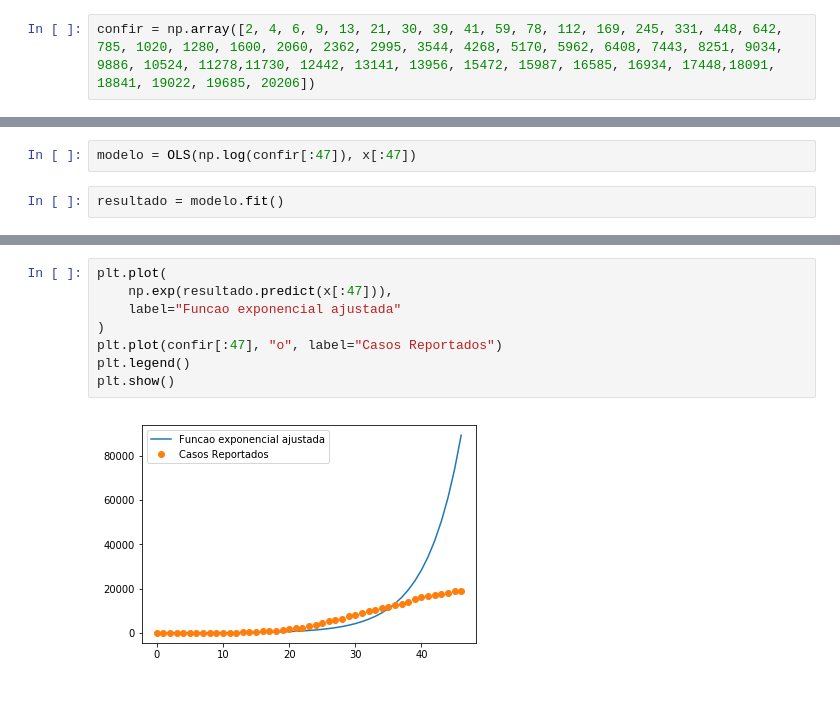
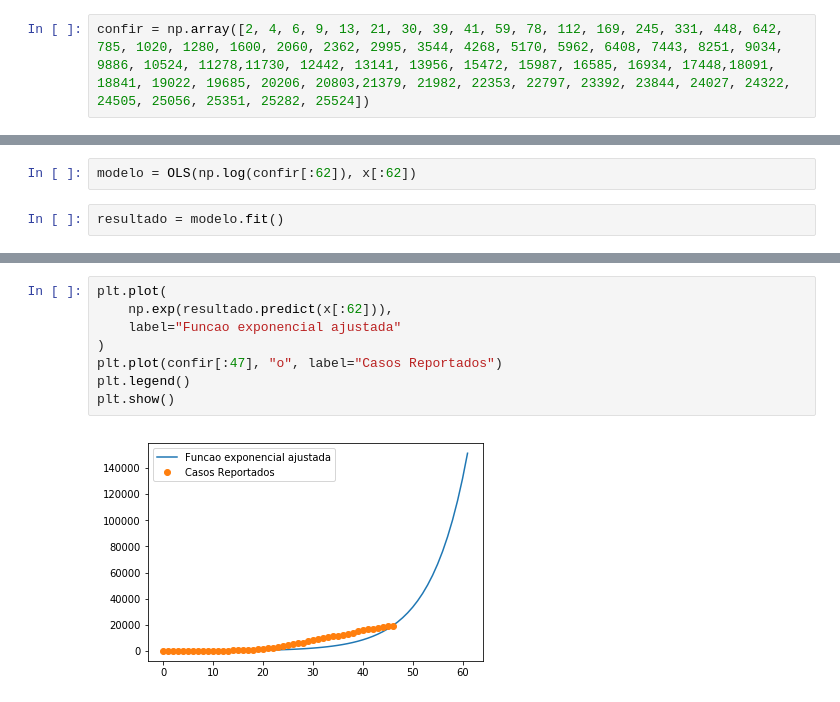
Before and after one commit to DuarteAndre/Covid-19_visualizacao_dados, a Jupyter notebook: Meus_testes_COVID.ipynb, the cells around one changed output, grey strips where cells are left out. Drawn from its saved outputs; the diff is of its cells as text.

```diff
--- a/Meus_testes_COVID.ipynb
+++ b/Meus_testes_COVID.ipynb
@@ -134,7 +134,7 @@ df_data[['obitos']].plot(kind='line', title='Evolucao dos obitos', linestyle='--
 # %% [markdown]
 ## Ordinary Least Squares (OLS) -> Estimacao de parametros desconhecidos da regressão linear
 # %%
-confir = np.array([2, 4, 6, 9, 13, 21, 30, 39, 41, 59, 78, 112, 169, 245, 331, 448, 642, 785, 1020, 1280, 1600, 2060, 2362, 2995, 3544, 4268, 5170, 5962, 6408, 7443, 8251, 9034, 9886, 10524, 11278,11730, 12442, 13141, 13956, 15472, 15987, 16585, 16934, 17448,18091, 18841, 19022, 19685, 20206])
+confir = np.array([2, 4, 6, 9, 13, 21, 30, 39, 41, 59, 78, 112, 169, 245, 331, 448, 642, 785, 1020, 1280, 1600, 2060, 2362, 2995, 3544, 4268, 5170, 5962, 6408, 7443, 8251, 9034, 9886, 10524, 11278,11730, 12442, 13141, 13956, 15472, 15987, 16585, 16934, 17448,18091, 18841, 19022, 19685, 20206, 20803,21379, 21982, 22353, 22797, 23392, 23844, 24027, 24322, 24505, 25056, 25351, 25282, 25524])
 # %%
 print (confir)
 # %% [output]
@@ -147,7 +148,7 @@ print (confir)
 x = np.arange(len(confir))
 x = add_constant(x)
 # %%
-modelo = OLS(np.log(confir[:47]), x[:47])
+modelo = OLS(np.log(confir[:62]), x[:62])
 # %%
 resultado = modelo.fit()
 # %%
@@ -174,11 +175,11 @@ Warnings:
 [1] Standard Errors assume that the covariance matrix of the errors is correctly specified.
 # %%
 plt.plot(
-    np.exp(resultado.predict(x[:47])),
+    np.exp(resultado.predict(x[:62])),
     label="Funcao exponencial ajustada"
 )
 plt.plot(confir[:47], "o", label="Casos Reportados")
 plt.legend()
 plt.show()
 # %% [output]
-[figure, old version]
+[figure, new version]
```
Also changed, not shown: parts of 11 cells of this notebook, 1 other file.
